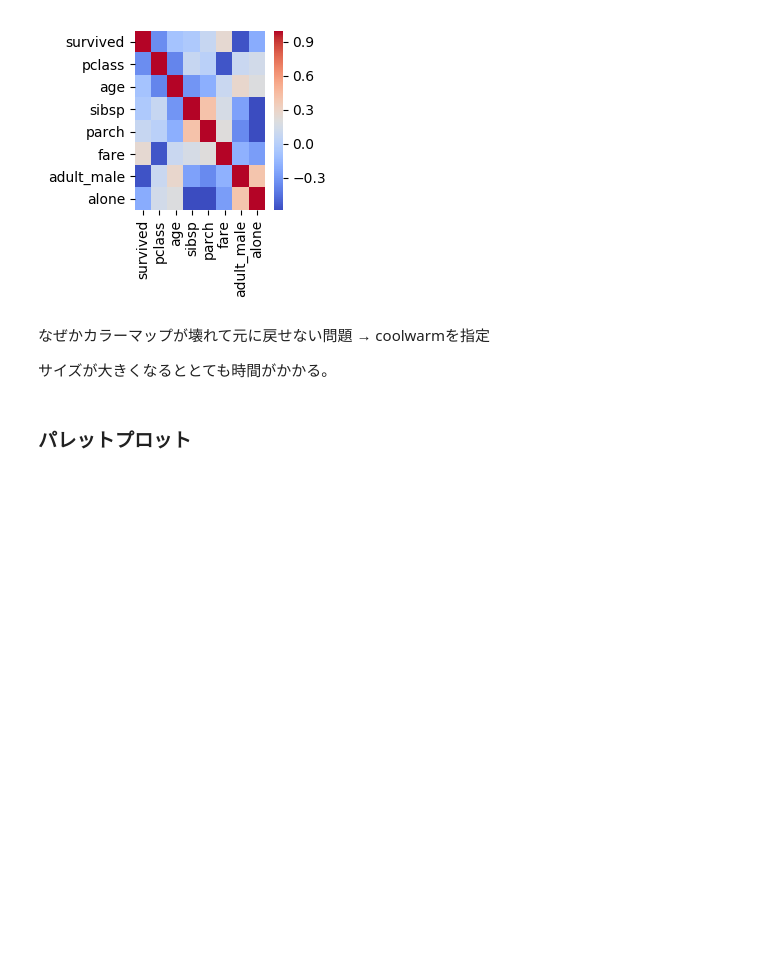
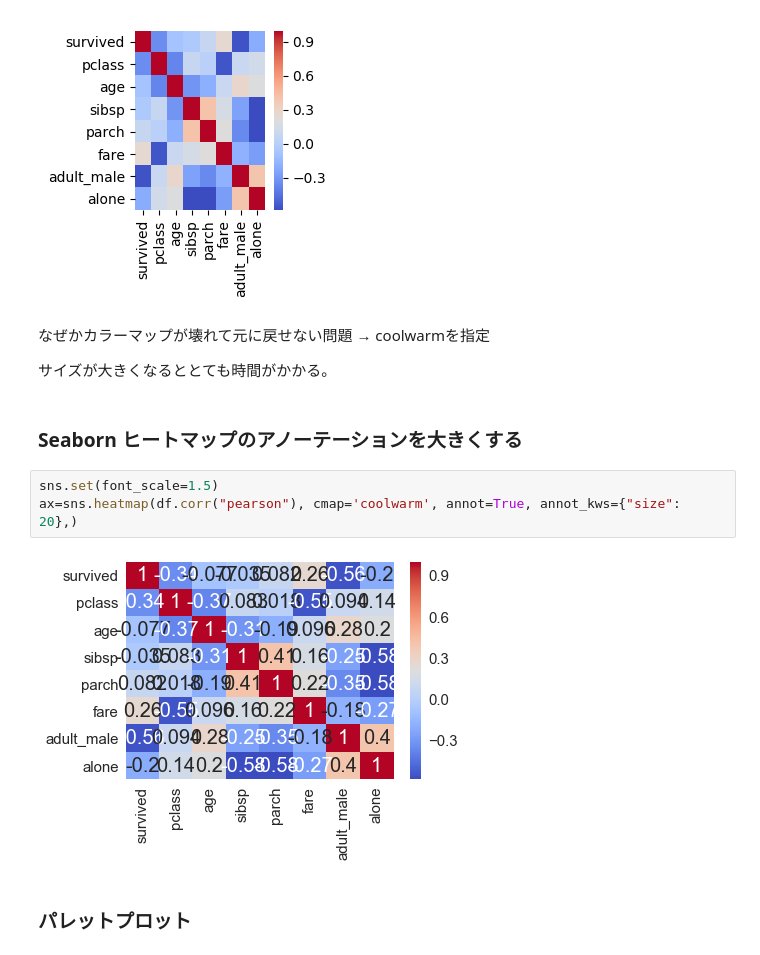
Before and after one commit to junnishina/demo, a Jupyter notebook: seaborn_matplotlib_pandas.ipynb, the cells around one changed output. Saved outputs shown, nothing was run; the diff lists cells and outputs as text; blank space fills up the shorter version.

```diff
--- a/seaborn_matplotlib_pandas.ipynb
+++ b/seaborn_matplotlib_pandas.ipynb
@@ -809,6 +809,13 @@ plt.tight_layout()
 なぜかカラーマップが壊れて元に戻せない問題 → coolwarmを指定
 
 サイズが大きくなるととても時間がかかる。
+# %% [markdown]
+### Seaborn ヒートマップのアノーテーションを大きくする
+# %%
+sns.set(font_scale=1.5)
+ax=sns.heatmap(df.corr("pearson"), cmap='coolwarm', annot=True, annot_kws={"size": 20},)
+# %% [output]
+[figure, added]
 # %% [markdown]
 ### パレットプロット
 # %%
```
Also changed, not shown: parts of 6 cells of this notebook.
